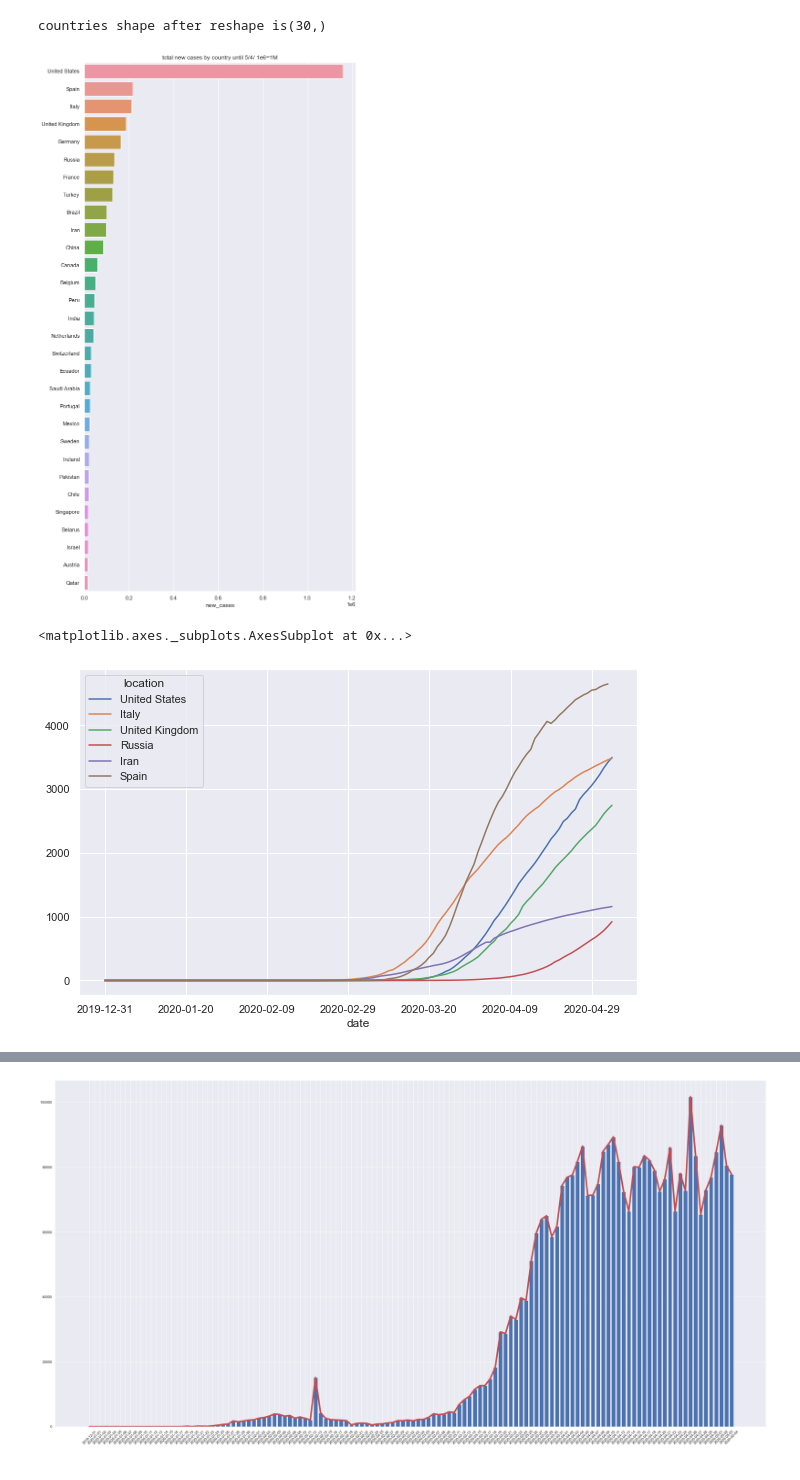
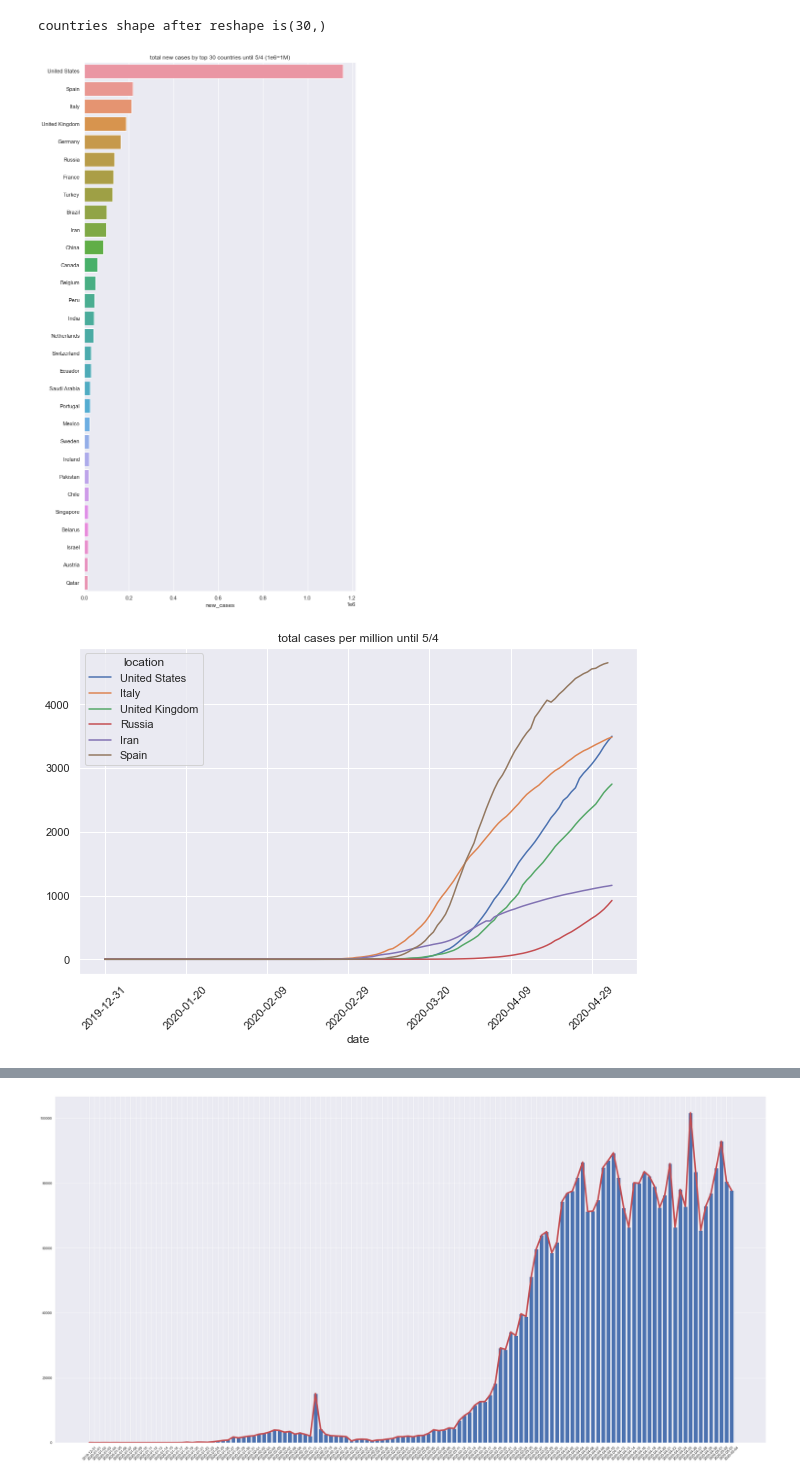
Before and after one commit to yoyo6022/covid-19, a Jupyter notebook: covid-19 analyse.ipynb, the cells around one changed output, grey strips where cells are left out. Cells and saved outputs as stored; diff of their text form; code cells hidden in the pictures.

```diff
--- a/covid-19 analyse.ipynb
+++ b/covid-19 analyse.ipynb
@@ -84,16 +84,18 @@ sns.barplot(y=countries, x=df_c_30)
 # plt.barh(countries,df_c)
 # plt.xlabel('No_suicide/100k pop')
 # plt.ylabel('Countries')
-plt.title('total new cases by country until 5/4/ 1e6=1M')
+plt.title('total new cases by top 30 countries until 5/4 (1e6=1M)')
 
 plt.show()
 # %% [output]
-[figure, old version]
+[figure, new version]
 # %%
 pivot_df_c=ndf.pivot_table('total_cases_per_million', index='date', columns='location')
 # %%
 pivot_df_c[['United States', 'Italy', 'United Kingdom', 'Russia','Iran','Spain']].plot(figsize=(10,6))
+plt.xticks(rotation=45)
+plt.title('total cases per million until 5/4')
+plt.show()
 # %% [output]
-<matplotlib.axes._subplots.AxesSubplot at 0x...>
-[figure, old version]
+[figure, new version]
 # %%
```
Also changed, not shown: parts of 37 cells of this notebook.
